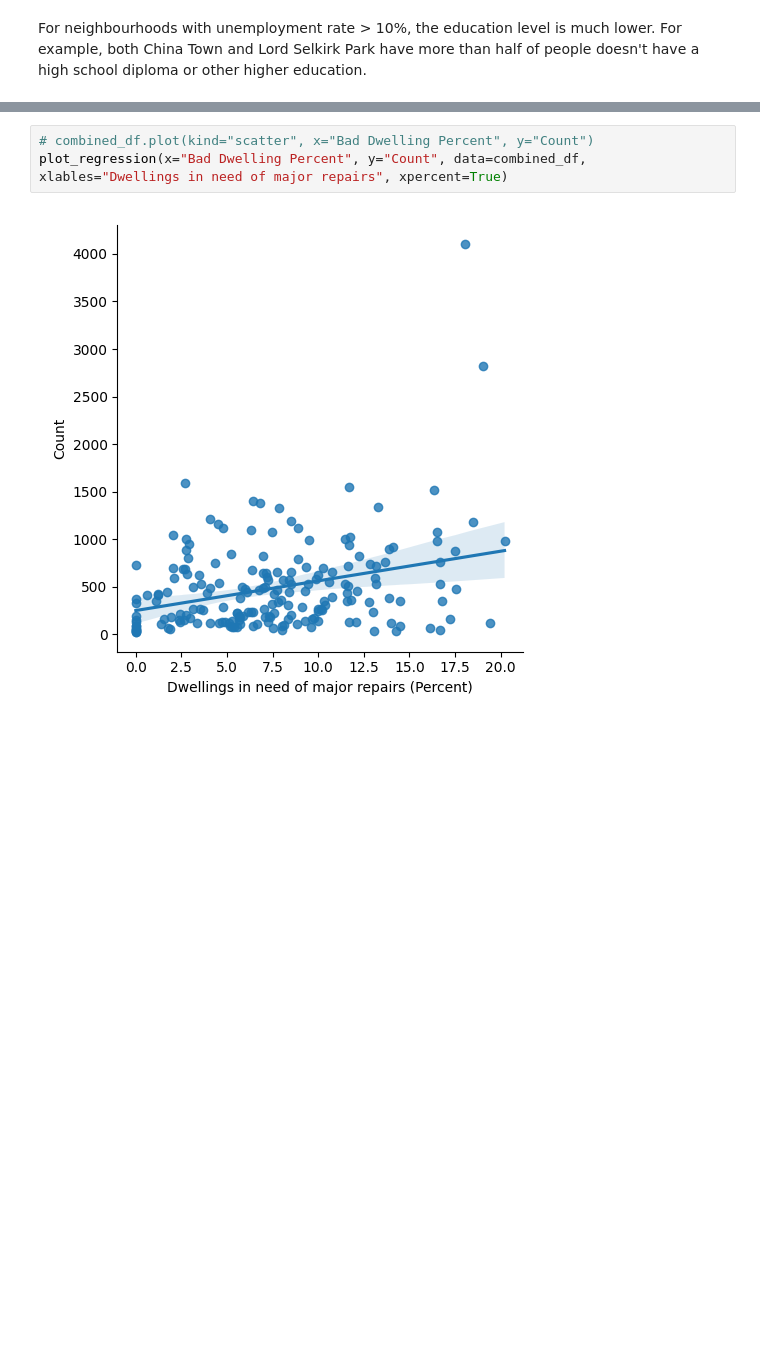
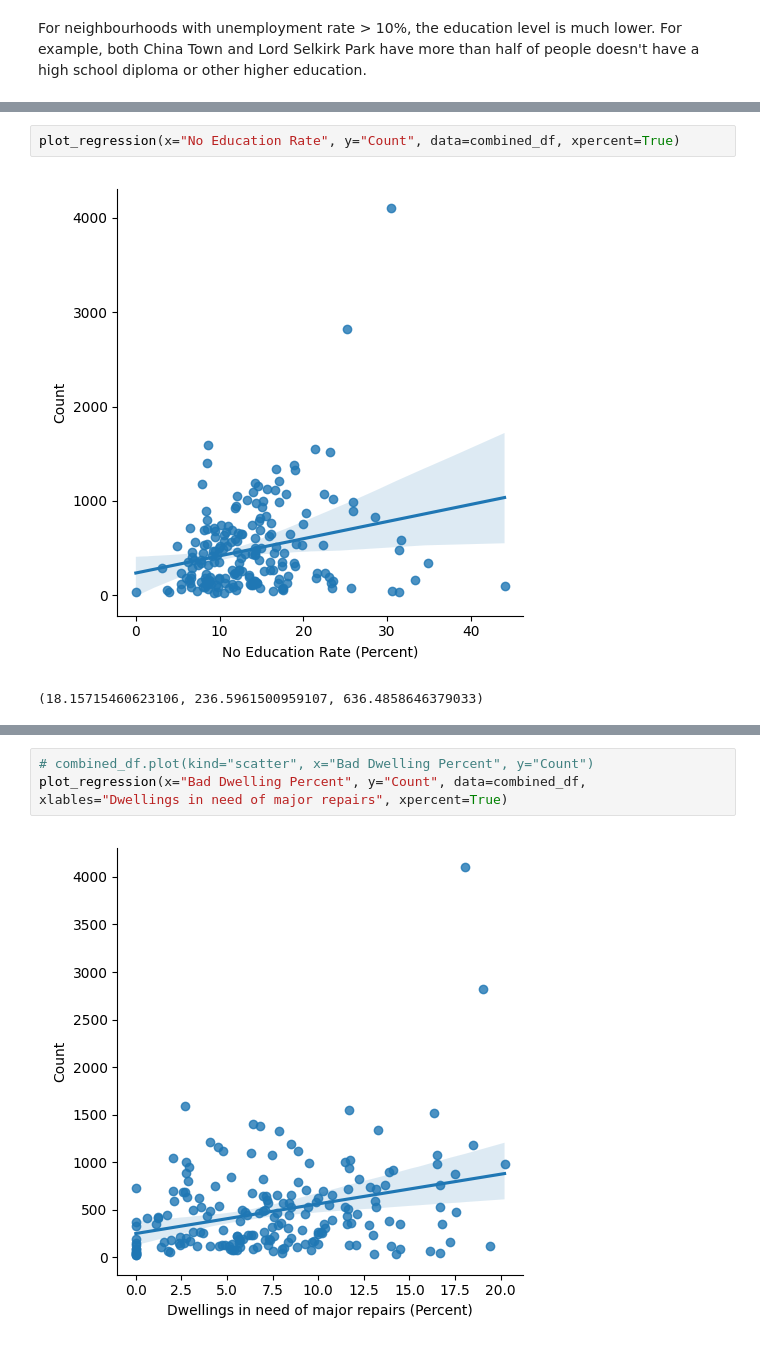
Before and after one commit to tommyvct/winnipeg-311-data-analysis, a Jupyter notebook: spatial_regression.ipynb, the cells around one changed output, grey strips where cells are left out. Drawn from its saved outputs; the diff is of its cells as text; blank space fills up the shorter version.

```diff
--- a/spatial_regression.ipynb
+++ b/spatial_regression.ipynb
@@ -171,0 +133,5 @@ combined_df.groupby("Year opened").count()
+# %%
+plot_regression(x="No Education Rate", y="Count", data=combined_df, xpercent=True)
+# %% [output]
+[figure, added]
+(18.15715460623106, 236.5961500959107, 636.4858646379033)
```
Also changed, not shown: parts of 35 cells of this notebook, 31 other files.
